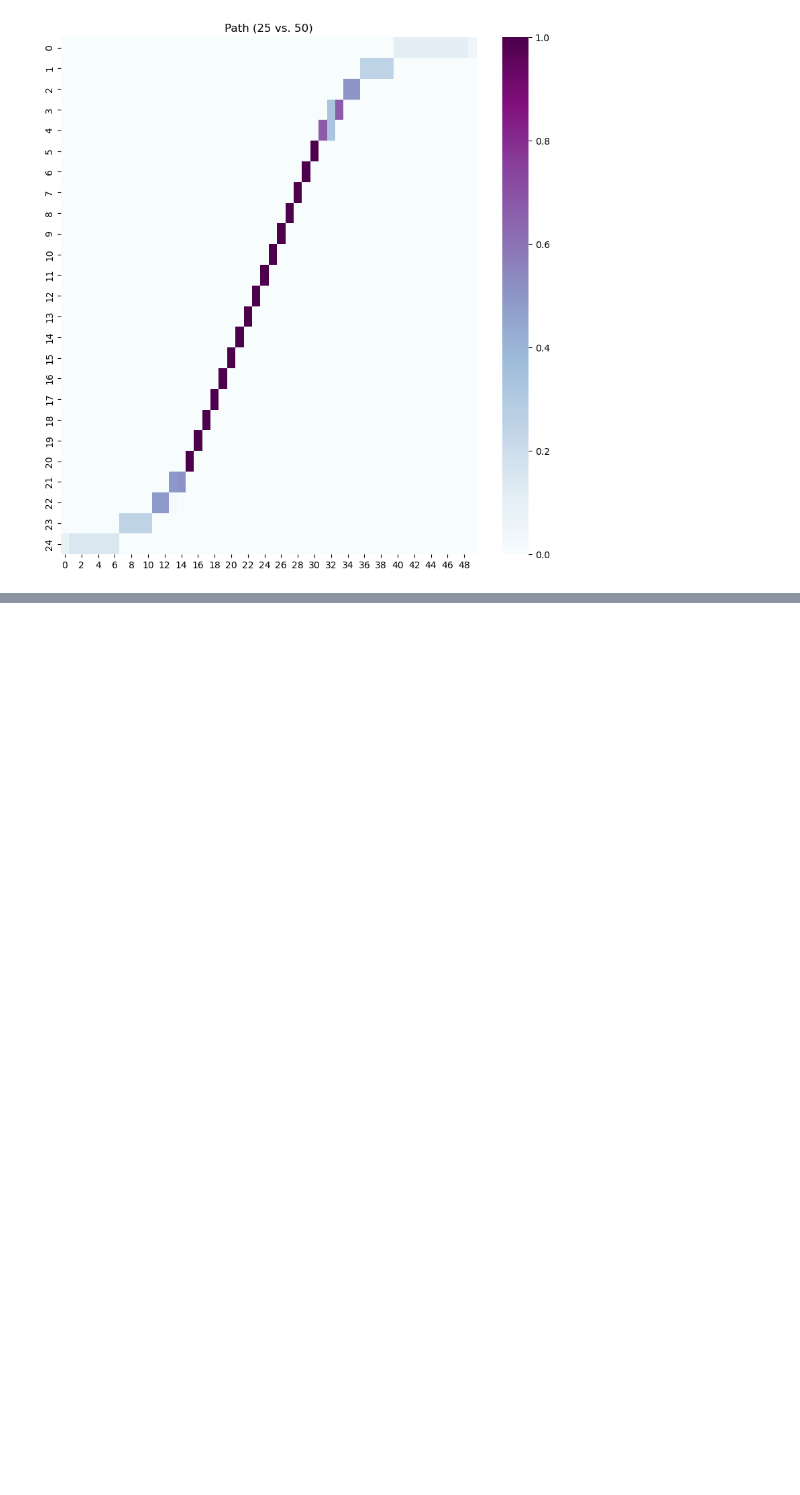
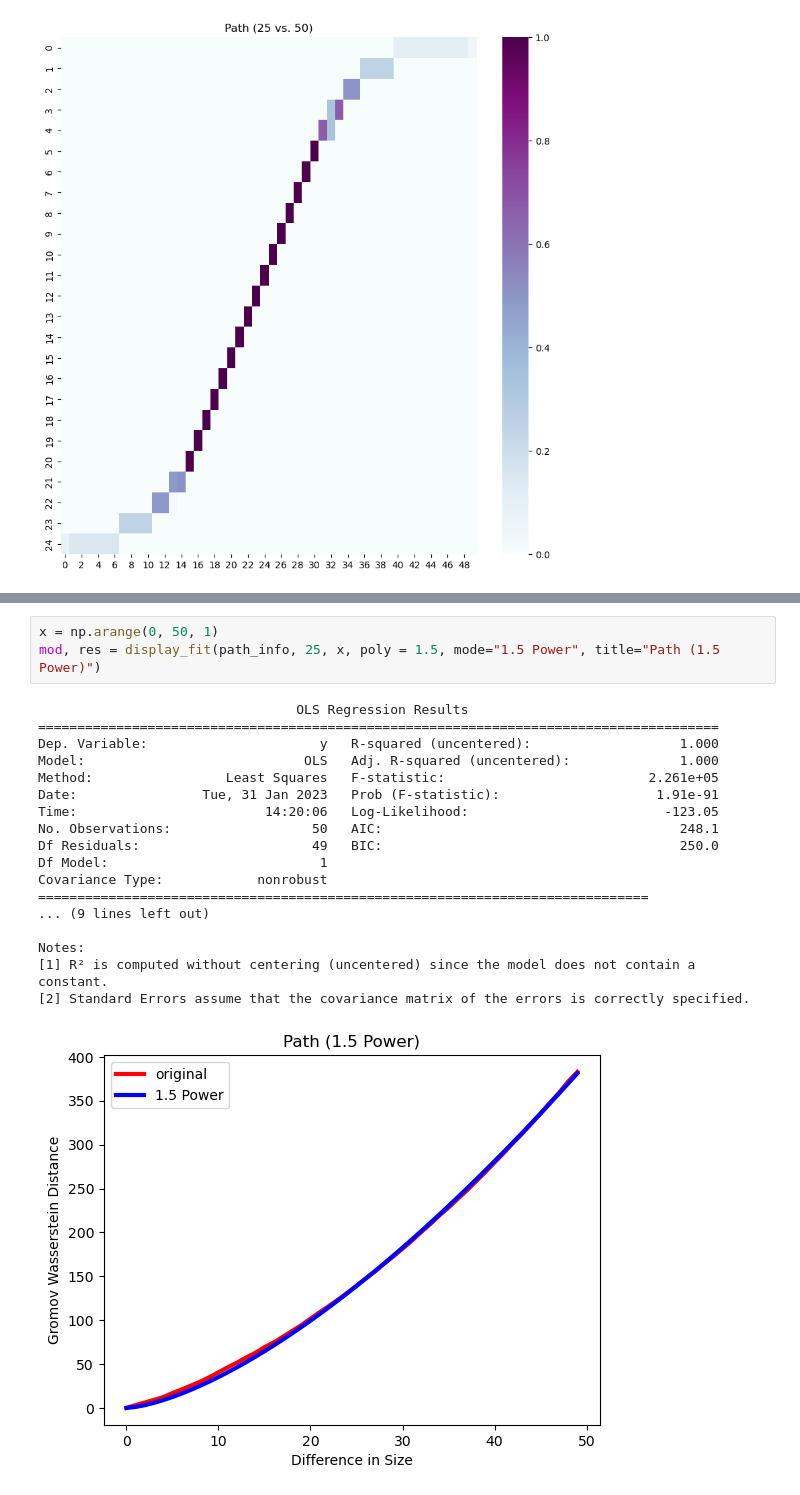
Before and after one commit to KataTech/Food-Web-OT, a Jupyter notebook: demo.ipynb, the cells around one changed output, grey strips where cells are left out. Drawn from its saved outputs; the diff is of its cells as text; blank space fills up the shorter version.

```diff
--- a/demo.ipynb
+++ b/demo.ipynb
@@ -39,0 +134,22 @@ vis_transport(trans, "Path (25 vs. 50)", annot=False, ratio = (10, 10))
+# %%
+x = np.arange(0, 50, 1)
+mod, res = display_fit(path_info, 25, x, poly = 1.5, mode="1.5 Power", title="Path (1.5 Power)")
+# %% [output]
+                                 OLS Regression Results
+=======================================================================================
+Dep. Variable:                      y   R-squared (uncentered):                   1.000
+Model:                            OLS   Adj. R-squared (uncentered):              1.000
+Method:                 Least Squares   F-statistic:                          2.261e+05
+Date:                Tue, 31 Jan 2023   Prob (F-statistic):                    1.91e-91
+Time:                        14:20:06   Log-Likelihood:                         -123.05
+No. Observations:                  50   AIC:                                      248.1
+Df Residuals:                      49   BIC:                                      250.0
+Df Model:                           1
+Covariance Type:            nonrobust
+==============================================================================
+... (9 lines left out)
+
+Notes:
+[1] R² is computed without centering (uncentered) since the model does not contain a constant.
+[2] Standard Errors assume that the covariance matrix of the errors is correctly specified.
+[figure, added]
```
Also changed, not shown: parts of 10 cells of this notebook.
